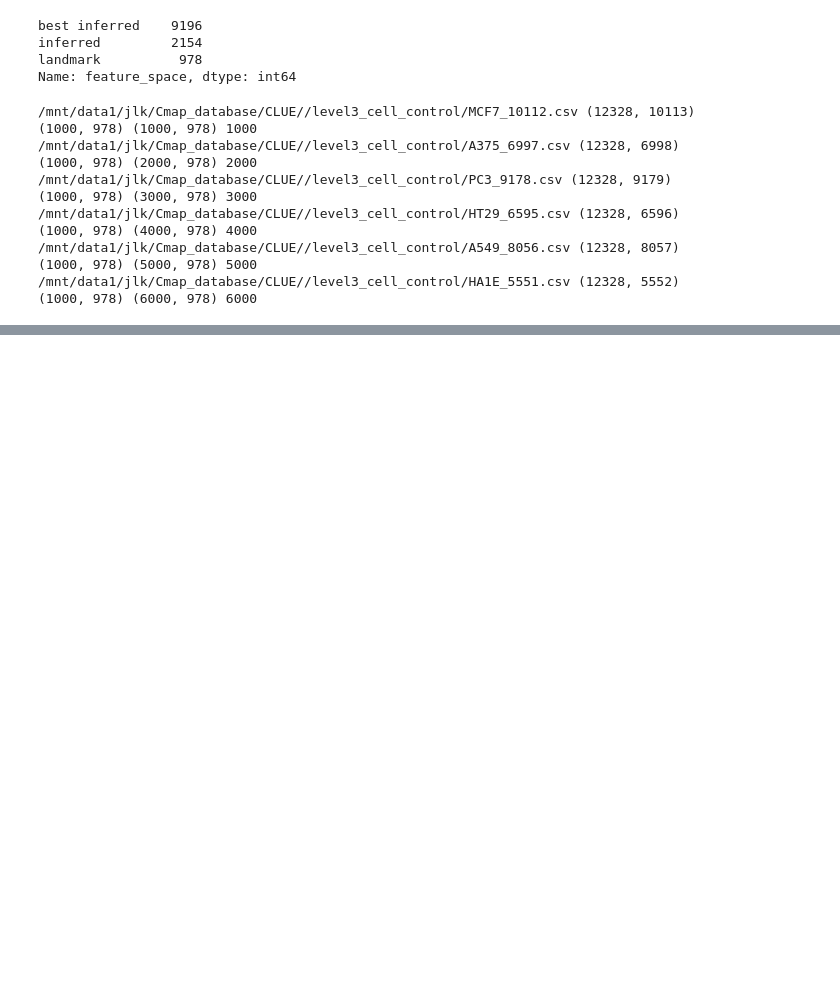
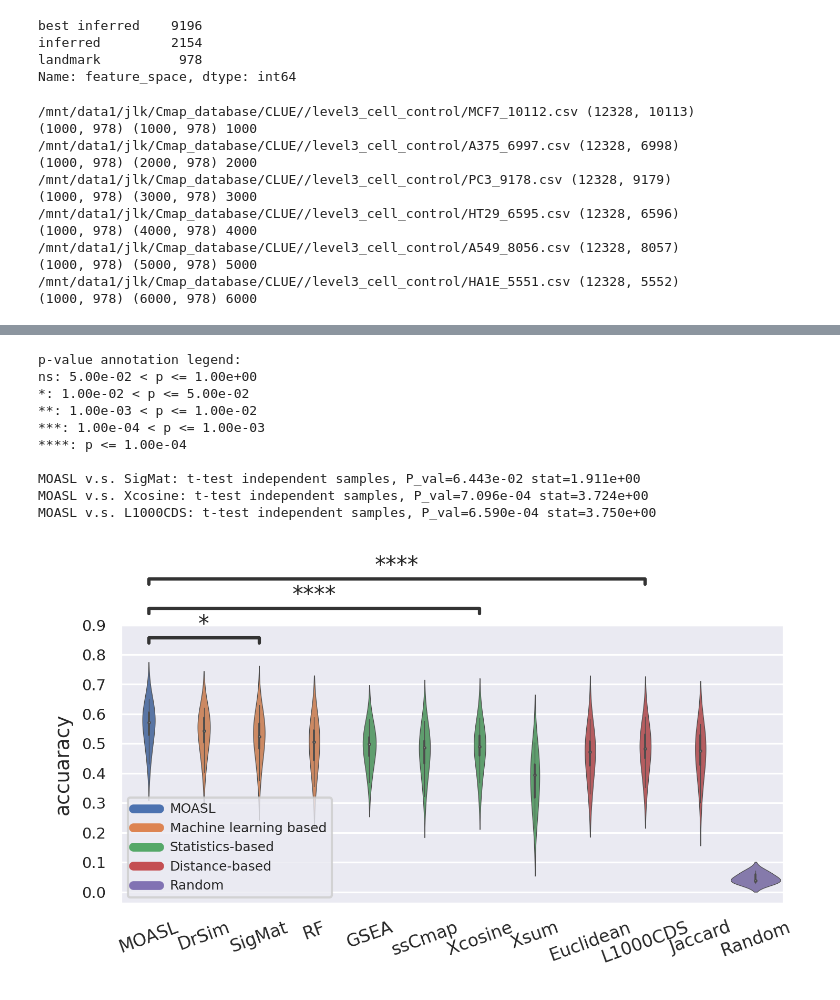
Before and after one commit to jianglikun/MOASL, a Jupyter notebook: analysis/cell_display.ipynb, the cells around one changed output, grey strips where cells are left out. Drawn from its saved outputs; the diff is of its cells as text; code cells hidden in the pictures; blank space fills up the shorter version.

```diff
--- a/analysis/cell_display.ipynb
+++ b/analysis/cell_display.ipynb
@@ -170,2 +251,46 @@ print(plot_df)
+# %%
+my_dpi=300
+plt.figure(figsize=(5,3),dpi=my_dpi)
+
+##################
+# accuracy
+ax3 = plt.subplot(1,1,1)
+sns.violinplot(plot_df,x='method',y='accuracy',
+               palette=cols,ax=ax3,bw=1,width=0.9,linewidth=.3).set(xlabel=None)
+
+test_results = add_stat_annotation(ax3,data=plot_df,x='method',y='accuracy',order=methods,
+                                  box_pairs=[("MOASL", "SigMat"),
+                                             ('MOASL','Xcosine'),
+                                             ("MOASL", "L1000CDS")],
+                                    text_annot_custom=[one, two, three],
+                                   test='t-test_ind', comparisons_correction=None,
+                                   text_format='star', loc='outside', verbose=2)
+
+custom_lines = [Line2D([0], [0], color=col_pal[0], lw=4),
+                Line2D([0], [0], color=col_pal[1], lw=4),
+                Line2D([0], [0], color=col_pal[2], lw=4),
+                Line2D([0], [0], color=col_pal[3], lw=4),
+                Line2D([0], [0], color=col_pal[4], lw=4)]
+ax3.legend(custom_lines, cols_kind,bbox_to_anchor=(0, 0.2), loc='center left',fontsize=6)
+# plt.title('B',loc='left')
+plt.xticks(rotation=20,fontsize=8)
+plt.yticks([0,.1,.2,.3,.4,.5,.6,.7,.8,.9],fontsize=7)
+plt.ylabel('accuaracy',fontsize=9)
+
+plt.tight_layout()
+# plt.show()
+plt.savefig('Figure3_10.jpg')
+# %% [output]
+p-value annotation legend:
+ns: 5.00e-02 < p <= 1.00e+00
+*: 1.00e-02 < p <= 5.00e-02
+**: 1.00e-03 < p <= 1.00e-02
+***: 1.00e-04 < p <= 1.00e-03
+****: p <= 1.00e-04
+
+MOASL v.s. SigMat: t-test independent samples, P_val=6.443e-02 stat=1.911e+00
+MOASL v.s. Xcosine: t-test independent samples, P_val=7.096e-04 stat=3.724e+00
+MOASL v.s. L1000CDS: t-test independent samples, P_val=6.590e-04 stat=3.750e+00
+[figure, added]
 # %%
 my_dpi=300
```
Also changed, not shown: parts of 5 cells of this notebook.
